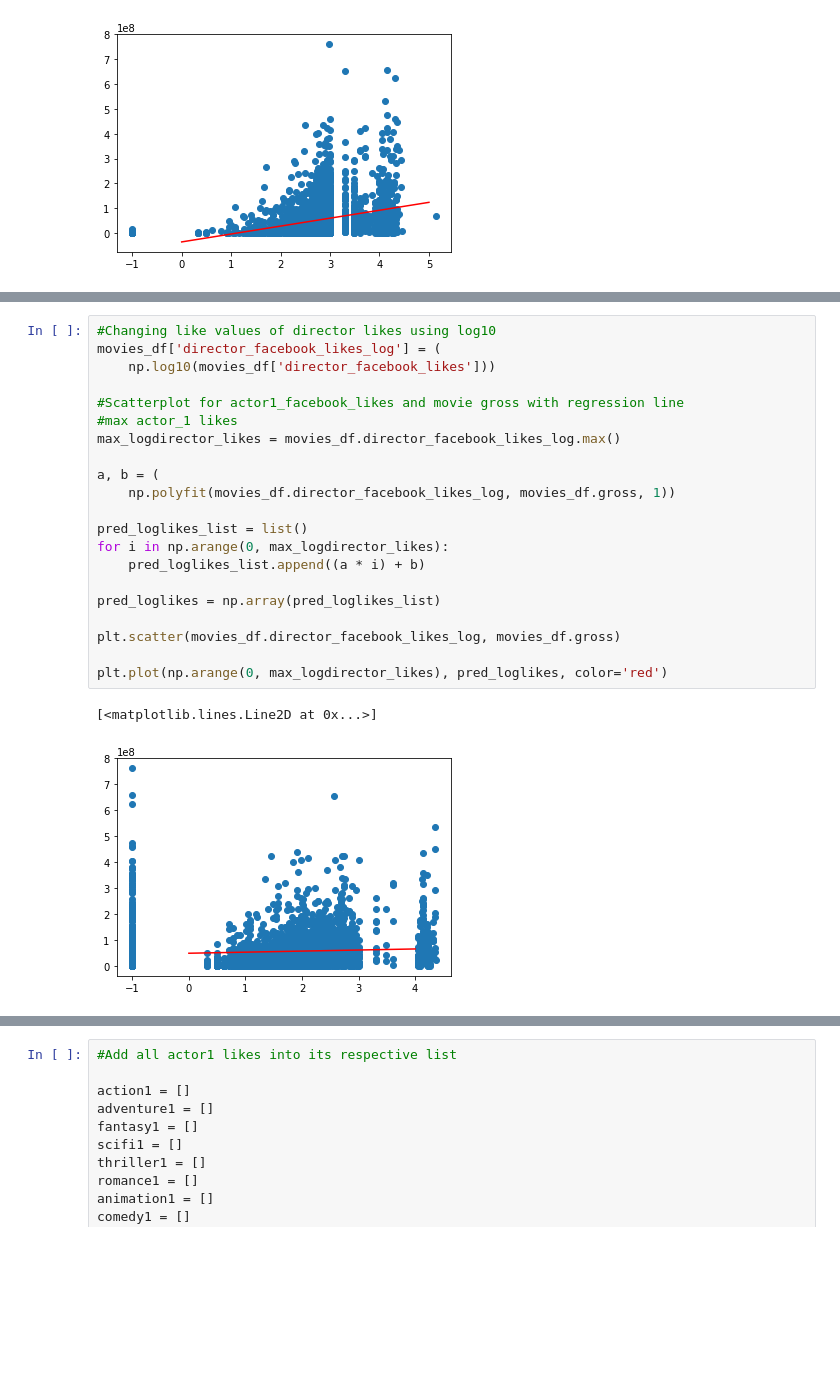
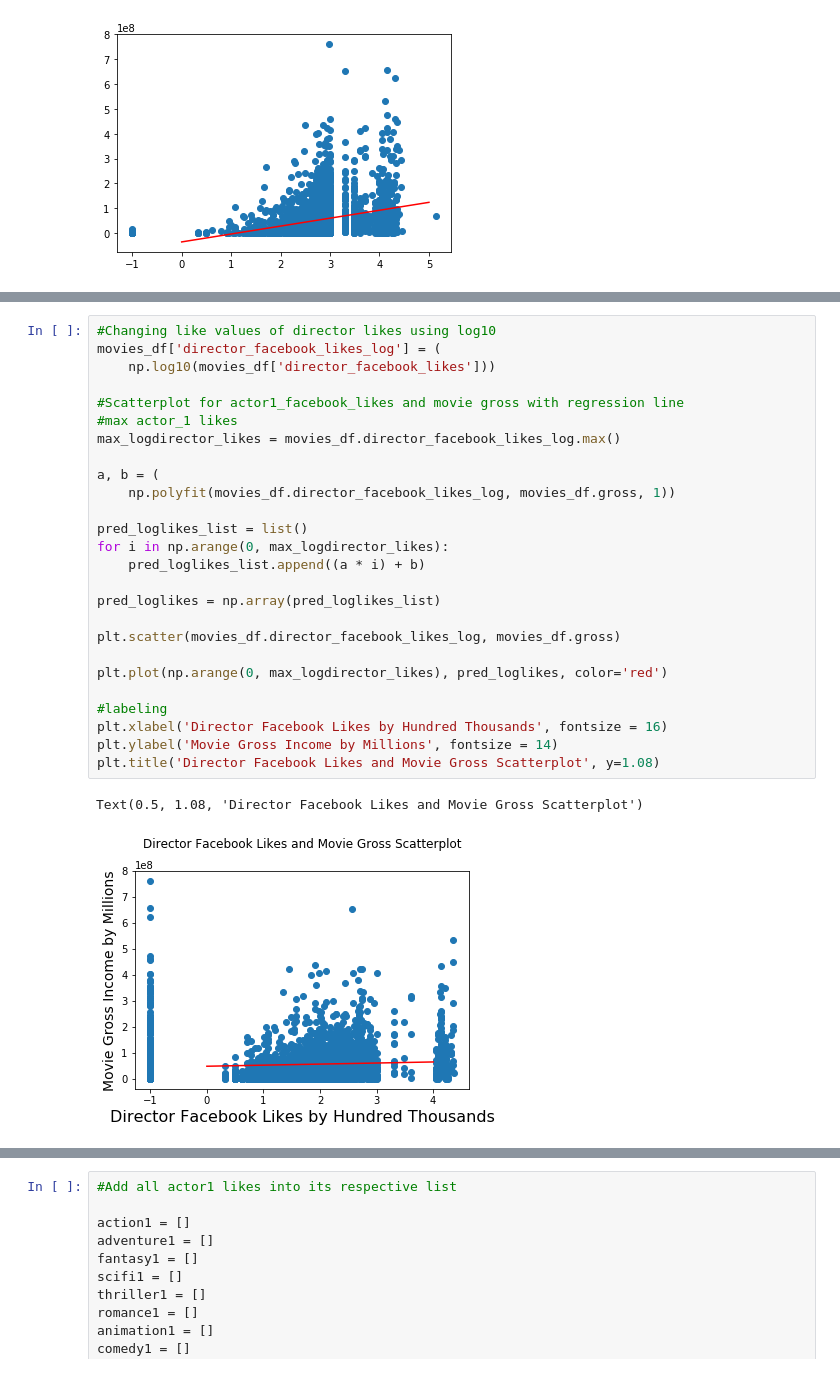
Before and after one commit to Hope93/COGS108_Repo, a Jupyter notebook: Final Project.ipynb, the cells around one changed output, grey strips where cells are left out. Drawn from its saved outputs; the diff is of its cells as text; blank space fills up the shorter version.

```diff
--- a/Final Project.ipynb
+++ b/Final Project.ipynb
@@ -578,24 +587,29 @@ print(r3_value)
 # %%
 #Changing like values of director likes using log10
 movies_df['director_facebook_likes_log'] = (
     np.log10(movies_df['director_facebook_likes']))
 
 #Scatterplot for actor1_facebook_likes and movie gross with regression line
 #max actor_1 likes
 max_logdirector_likes = movies_df.director_facebook_likes_log.max()
 
 a, b = (
     np.polyfit(movies_df.director_facebook_likes_log, movies_df.gross, 1))
 
 pred_loglikes_list = list()
 for i in np.arange(0, max_logdirector_likes):
     pred_loglikes_list.append((a * i) + b)
 
 pred_loglikes = np.array(pred_loglikes_list)
 
 plt.scatter(movies_df.director_facebook_likes_log, movies_df.gross)
 
 plt.plot(np.arange(0, max_logdirector_likes), pred_loglikes, color='red')
+
+#labeling
+plt.xlabel('Director Facebook Likes by Hundred Thousands', fontsize = 16)
+plt.ylabel('Movie Gross Income by Millions', fontsize = 14)
+plt.title('Director Facebook Likes and Movie Gross Scatterplot', y=1.08)
 # %% [output]
-[<matplotlib.lines.Line2D at 0x...>]
+Text(0.5, 1.08, 'Director Facebook Likes and Movie Gross Scatterplot')
-[figure, old version]
+[figure, new version]
```
Also changed, not shown: parts of 17 cells of this notebook.
